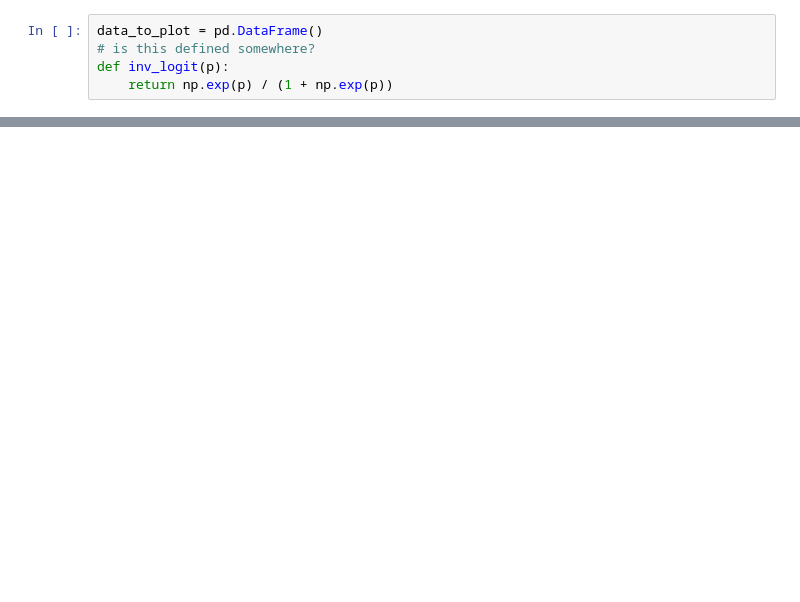
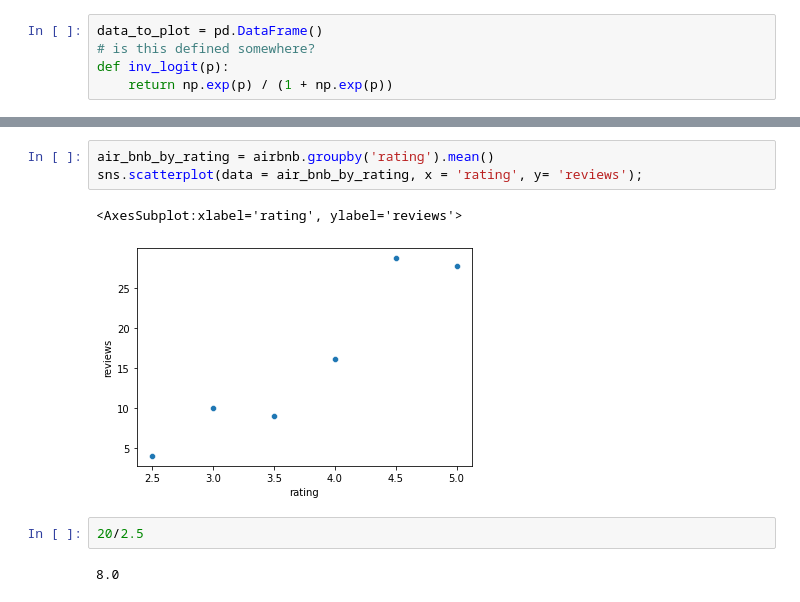
Before and after one commit to DrEntropy/BayesRulesWork, a Jupyter notebook: Chapter18.ipynb, the cells around one changed output, grey strips where cells are left out. Saved outputs shown, nothing was run; the diff lists cells and outputs as text; blank space fills up the shorter version.

```diff
--- a/Chapter18.ipynb
+++ b/Chapter18.ipynb
@@ -190,0 +277,10 @@ These are the samples I need to compute new predictions for a new group.
+# %%
+air_bnb_by_rating = airbnb.groupby('rating').mean()
+sns.scatterplot(data = air_bnb_by_rating, x = 'rating', y= 'reviews');
+# %% [output]
+<AxesSubplot:xlabel='rating', ylabel='reviews'>
+[figure, added]
+# %%
+20/2.5
+# %% [output]
+8.0
```
Also changed, not shown: parts of 55 cells of this notebook.
